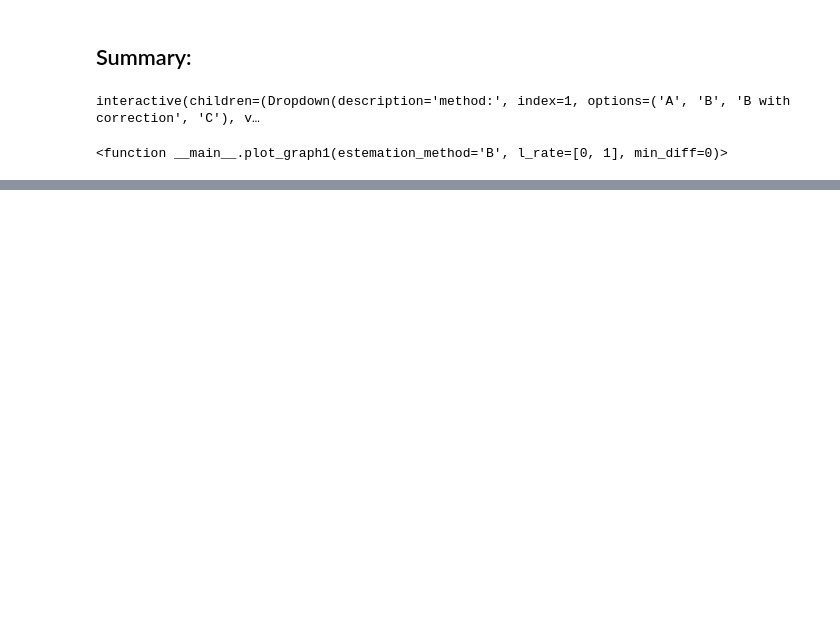
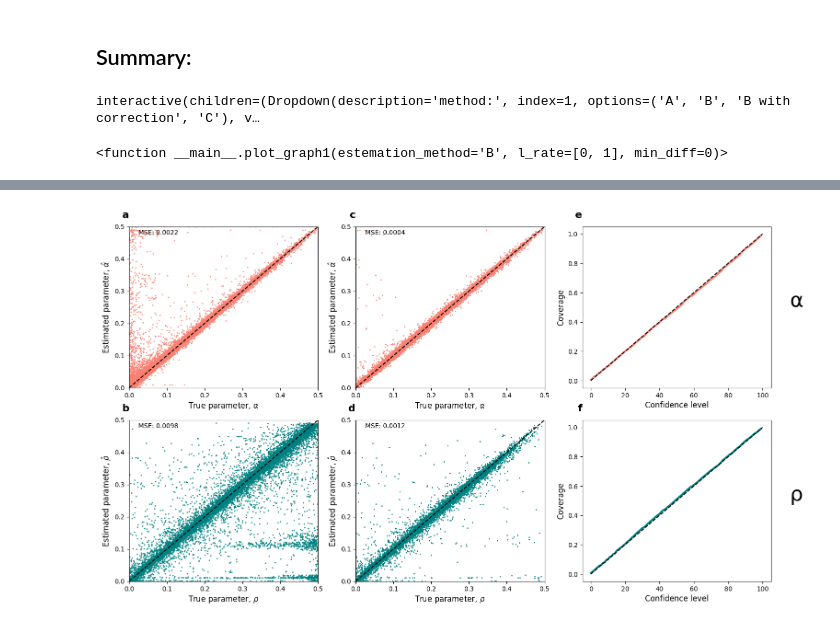
Before and after one commit to yoavram-lab/Laland1995, a Jupyter notebook: notebooks/estimation_accuracy.ipynb, the cells around one changed output, grey strips where cells are left out. Saved outputs shown, nothing was run; the diff lists cells and outputs as text; code cells hidden in the pictures; blank space fills up the shorter version.

```diff
--- a/notebooks/estimation_accuracy.ipynb
+++ b/notebooks/estimation_accuracy.ipynb
@@ -1252,3 +1110,95 @@ interact(plot_graph1, estemation_method=dataset_dropdown, l_rate=slider, min_dif
 # %% [output]
 interactive(children=(Dropdown(description='method:', index=1, options=('A', 'B', 'B with correction', 'C'), v…
 <function __main__.plot_graph1(estemation_method='B', l_rate=[0, 1], min_diff=0)>
+# %%
+estemation_method = "C"
+l_rate = [0.01,1]
+min_diff = 0.07
+# Function to plot the graphs
+data = datasets[estemation_method][0]
+min_rate, max_rate = l_rate
+filtered_data = data[(data["left_parents"] >= min_rate) & (data["left_offsprings"]>= min_rate) &
+                        (data["left_parents"] <= max_rate) & (data["left_offsprings"] <= max_rate) &
+                        (np.abs(data["R|RR - R|LL"]) >=min_diff)]
+print(f"Filtered {len(data) - len(filtered_data)} datasets")
+fig, axs = plt.subplots(2, 3, figsize=(18, 10))
+
+ax11 = axs[0,0]
+ax11.text(0, 1.1, 'a', transform=ax11.transAxes, fontsize=16, fontweight='bold', va='top', ha='right')
+ax12 = axs[1,0]
+ax12.text(0, 1.1, 'b', transform=ax12.transAxes, fontsize=16, fontweight='bold', va='top', ha='right')
+
+diff_α = data[["true_α","est_α"]].values
+diff_ρ = data[["true_ρ","est_ρ"]].values
+
+ax11.scatter(diff_α[:, 0], diff_α[:, 1], label="α", s=1, color="salmon")
+ax11.plot([0, 0.5], [0, 0.5], "--", color="black")
+ax11.set_xlim(0, 0.5)
+ax11.set_ylim(0, 0.5)
+ax11.set_xlabel("True parameter, $α$", fontsize=fontx)
+ax11.set_ylabel("Estimated parameter, $\hat{α}$", fontsize=fonty)
+
+ax12.scatter(diff_ρ[:, 0], diff_ρ[:, 1],  label="ρ", s=1, color="teal")
+ax12.plot([0, 0.5], [0, 0.5], "--", color="black")
+ax12.set_xlim(0, 0.5)
+ax12.set_xlabel("True parameter, $ρ$", fontsize=fontx)
+ax12.set_ylabel('Estimated parameter, $\hat{ρ}$', fontsize=fonty)
+ax12.set_ylim(0, 0.5)
+
+mse_α = np.mean((diff_α[:, 0] - diff_α[:,1]) ** 2)
+ax11.text(0.05, 0.95, f'MSE: {np.around(mse_α, 4)}', fontsize=10, color='black', transform=ax11.transAxes)
+mse_ρ = np.mean((diff_ρ[:,0] - diff_ρ[:,1]) ** 2)
+ax12.text(0.05, 0.95, f'MSE: {np.around(mse_ρ,4)}', fontsize=10, color='black', transform=ax12.transAxes)
+
+# General params
+diff_α = filtered_data[["true_α","est_α"]].values
+diff_ρ = filtered_data[["true_ρ","est_ρ"]].values
+ax21 = axs[0,1]
+ax22 = axs[1, 1]
+ax21.scatter(diff_α[:, 0], diff_α[:, 1], label="α", s=1, color="salmon")
+ax21.plot([0, 0.5], [0, 0.5], "--", color="black")
+ax21.set_xlim(0, 0.5)
+ax21.set_ylim(0, 0.5)
+ax21.set_xlabel("True parameter, $α$", fontsize=fontx)
+ax21.set_ylabel("Estimated parameter, $\hat{α}$", fontsize=fonty)
+ax21.text(0, 1.1, 'c', transform=ax21.transAxes, fontsize=16, fontweight='bold', va='top', ha='right')
+
+ax22.scatter(diff_ρ[:, 0], diff_ρ[:, 1],  label="ρ", s=1, color="teal")
+ax22.plot([0, 0.5], [0, 0.5], "--", color="black")
+ax22.set_xlim(0, 0.5)
+ax22.set_xlabel("True parameter, $ρ$", fontsize=fontx)
+ax22.set_ylabel('Estimated parameter, $\hat{ρ}$', fontsize=fonty)
+ax22.set_ylim(0, 0.5)
+ax22.text(0, 1.1, 'd', transform=ax22.transAxes, fontsize=16, fontweight='bold', va='top', ha='right')
+
+mse_α = np.mean((diff_α[:, 0] - diff_α[:,1]) ** 2)
+ax21.text(0.05, 0.95, f'MSE: {np.around(mse_α, 4)}', fontsize=10, color='black', transform=ax21.transAxes)
+mse_ρ = np.mean((diff_ρ[:,0] - diff_ρ[:,1]) ** 2)
+ax22.text(0.05, 0.95, f'MSE: {np.around(mse_ρ,4)}', fontsize=10, color='black', transform=ax22.transAxes)
+
+
+# Coverage analysis
+ax31 = axs[0, 2]
+ax31.plot(np.arange(0,100), np.array([np.sum(filtered_data[f"conf_α_{99-i}"].values) for i in range(100)])/len(filtered_data), color='salmon', lw=3)
+ax31.plot([0,100], [0,1], color='black', linestyle='--')
+ax31.set_xlabel("Confidence level", fontsize=fontx)
+ax31.set_ylabel("Coverage", fontsize=fonty)
+ax31.text(0, 1.1, 'e', transform=ax31.transAxes, fontsize=16, fontweight='bold', va='top', ha='right')
+
+ax32 = axs[1, 2]
+ax32.plot(np.arange(0,100), np.array([np.sum(filtered_data[f"conf_ρ_{99-i}"].values) for i in range(100)])/len(filtered_data), color='teal', lw=3)
+ax32.plot([0,100], [0,1], color='black', linestyle='--')
+ax32.set_xlabel("Confidence level", fontsize=fontx)
+ax32.set_ylabel("Coverage", fontsize=fonty)
+ax32.text(0, 1.1, 'f', transform=ax32.transAxes, fontsize=16, fontweight='bold', va='top', ha='right')
+
+ax31.text(1.1, 0.5, "α", fontsize=32, transform=ax31.transAxes)
+
+ax32.text(1.1, 0.5, "ρ", fontsize=32, transform=ax32.transAxes)
+plt.show()
+
+cn = filtered_data["cn_true"].values
+cn[~np.isfinite(cn)] =1e9
+sns.kdeplot(np.log10(cn))
+plt.show()
+# %% [output]
@@ -1254,0 +1206 @@ interactive(children=(Dropdown(description='method:', index=1, options=('A', 'B'
+[figure, added]
```
Also changed, not shown: parts of 13 cells of this notebook, 1 other file.
